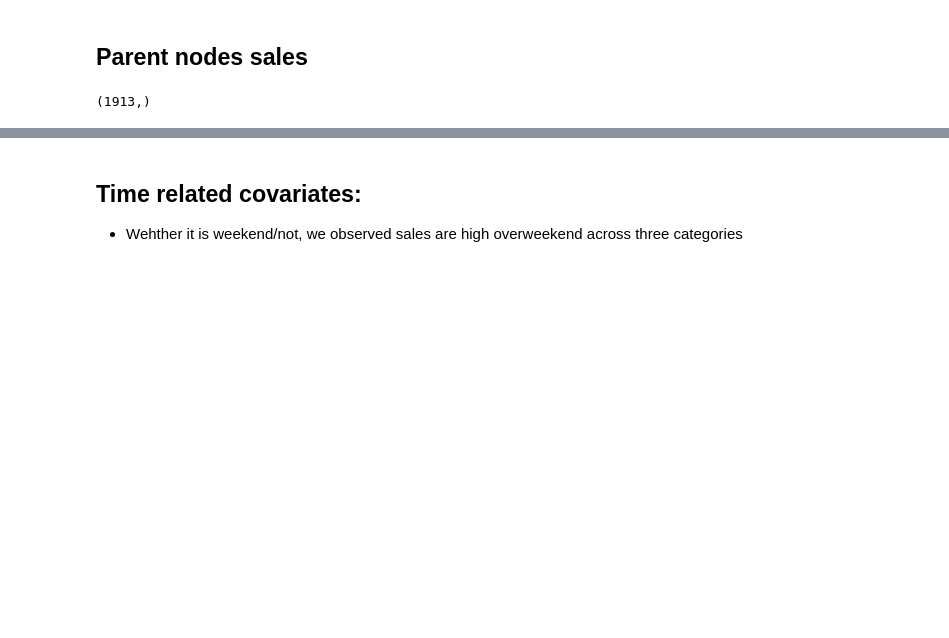
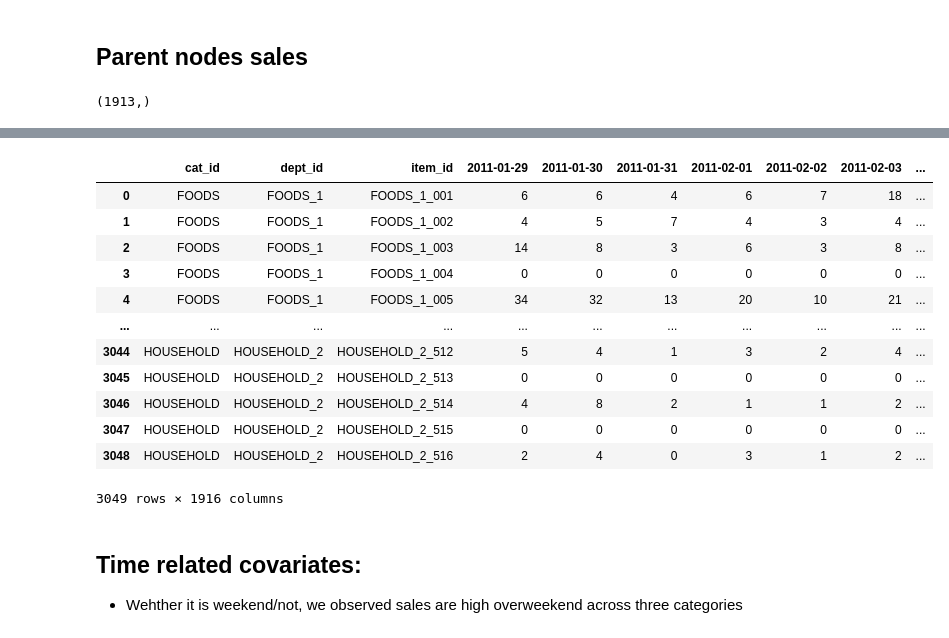
Before and after one commit to RobbenRibery/TimeSeries-Probalistic-TopDown-Drichilet, a Jupyter notebook: notebook/feature_generation.ipynb, the cells around one changed output, grey strips where cells are left out. Cells and saved outputs as stored; diff of their text form; code cells hidden in the pictures; blank space fills up the shorter version.

```diff
--- a/notebook/feature_generation.ipynb
+++ b/notebook/feature_generation.ipynb
@@ -25,0 +44,2 @@ print(parent_sales.shape)
+# %%
+groupby_list = ['state_id','store_id','cat_id','dept_id','item_id']
@@ -25,0 +100,3 @@ print(parent_sales.shape)
+# %%
+hl_prod = sales_train_validation.groupby(groupby_list[2:]).count()[['id']].reset_index()
+hl_prod.head()
@@ -26,3 +110,24 @@ print(parent_sales.shape)
+# %%
+df_left = hl_prod
+df_right = sales_train_validation.groupby('item_id').sum()
+df = df_left.merge(df_right, left_on='item_id', right_index=True, how='inner').drop(columns=['id'])
+df.rename(columns=d_to_date, inplace=True)
+# %%
+df
+# %% [output]
+|  | cat_id | dept_id | item_id | 2011-01-29 | 2011-01-30 | 2011-01-31 | 2011-02-01 | 2011-02-02 | 2011-02-03 | ... |
+| 0 | FOODS | FOODS_1 | FOODS_1_001 | 6 | 6 | 4 | 6 | 7 | 18 | ... |
+| 1 | FOODS | FOODS_1 | FOODS_1_002 | 4 | 5 | 7 | 4 | 3 | 4 | ... |
+| 2 | FOODS | FOODS_1 | FOODS_1_003 | 14 | 8 | 3 | 6 | 3 | 8 | ... |
+| 3 | FOODS | FOODS_1 | FOODS_1_004 | 0 | 0 | 0 | 0 | 0 | 0 | ... |
+| 4 | FOODS | FOODS_1 | FOODS_1_005 | 34 | 32 | 13 | 20 | 10 | 21 | ... |
+| ... | ... | ... | ... | ... | ... | ... | ... | ... | ... | ... |
+| 3044 | HOUSEHOLD | HOUSEHOLD_2 | HOUSEHOLD_2_512 | 5 | 4 | 1 | 3 | 2 | 4 | ... |
+| 3045 | HOUSEHOLD | HOUSEHOLD_2 | HOUSEHOLD_2_513 | 0 | 0 | 0 | 0 | 0 | 0 | ... |
+| 3046 | HOUSEHOLD | HOUSEHOLD_2 | HOUSEHOLD_2_514 | 4 | 8 | 2 | 1 | 1 | 2 | ... |
+| 3047 | HOUSEHOLD | HOUSEHOLD_2 | HOUSEHOLD_2_515 | 0 | 0 | 0 | 0 | 0 | 0 | ... |
+| 3048 | HOUSEHOLD | HOUSEHOLD_2 | HOUSEHOLD_2_516 | 2 | 4 | 0 | 3 | 1 | 2 | ... |
+3049 rows × 1916 columns
 # %% [markdown]
 ## Time related covariates:
 
```
Also changed, not shown: parts of 11 cells of this notebook.
